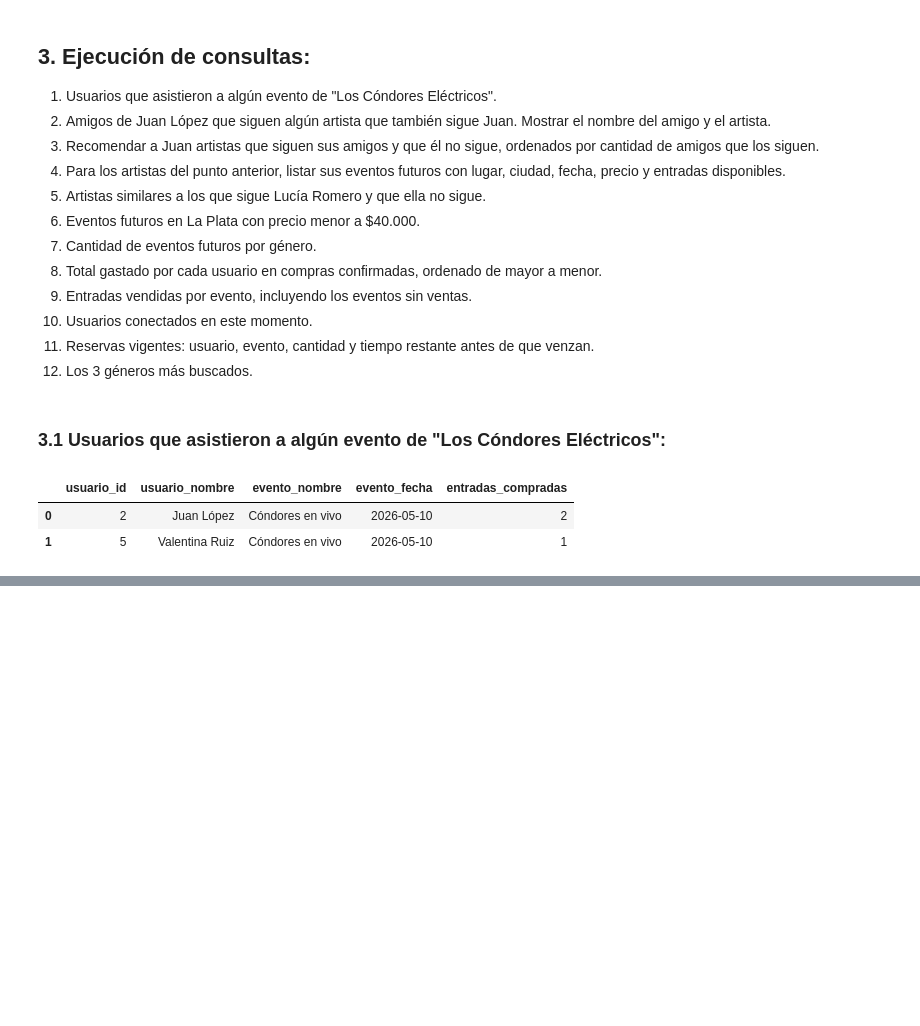
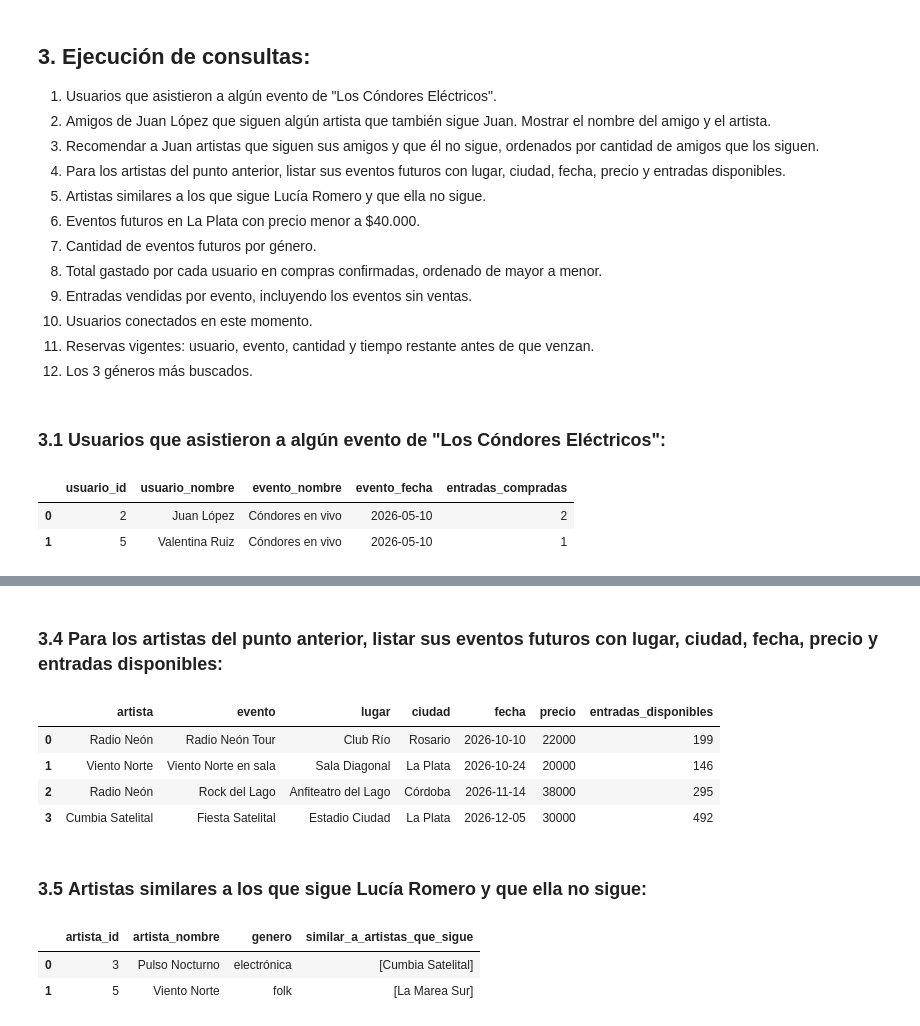
Before and after one commit to agustin-antimi/base_de_datos_trabajo_integrador, a Jupyter notebook: notebooks/TP_Integrador.ipynb, the cells around one changed output, grey strips where cells are left out. Cells and saved outputs as stored; diff of their text form; code cells hidden in the pictures; blank space fills up the shorter version.

```diff
--- a/notebooks/TP_Integrador.ipynb
+++ b/notebooks/TP_Integrador.ipynb
@@ -251,0 +275,15 @@ display(df_asistentes)
+# %%
+import sys
+import pandas as pd
+
+# Elimina la versión vieja cacheada en memoria si existe
+if "queries" in sys.modules:
+    del sys.modules["queries"]
+
+from queries import recommend_artists_from_friends
+
+# Consulta 3: Recomendar a Juan artistas que siguen sus amigos y que él no sigue
+recomendaciones_juan = recommend_artists_from_friends(driver, user_name="Juan López")
+
+df_recomendaciones = pd.DataFrame(recomendaciones_juan)
+display(df_recomendaciones)
@@ -251,0 +296,48 @@ display(df_asistentes)
+# %% [markdown]
+### 3.4 **Para los artistas del punto anterior, listar sus eventos futuros con lugar, ciudad, fecha, precio y entradas disponibles:**
+# %%
+import sys
+import pandas as pd
+
+# Elimina la versión vieja cacheada en memoria si existe
+if "queries" in sys.modules:
+    del sys.modules["queries"]
+
+from queries import get_future_events_for_artists
+
+# Consulta 4: Eventos futuros para los artistas recomendados a Juan (encadenando con Consulta 3)
+eventos_recomendados = get_future_events_for_artists(
+    driver=driver,
+    artists=recomendaciones_juan,
+    redis_client=r,
+)
+
+df_eventos_recomendados = pd.DataFrame(eventos_recomendados)
+display(df_eventos_recomendados)
+# %% [output]
+|  | artista | evento | lugar | ciudad | fecha | precio | entradas_disponibles |
+| 0 | Radio Neón | Radio Neón Tour | Club Río | Rosario | 2026-10-10 | 22000 | 199 |
+| 1 | Viento Norte | Viento Norte en sala | Sala Diagonal | La Plata | 2026-10-24 | 20000 | 146 |
+| 2 | Radio Neón | Rock del Lago | Anfiteatro del Lago | Córdoba | 2026-11-14 | 38000 | 295 |
+| 3 | Cumbia Satelital | Fiesta Satelital | Estadio Ciudad | La Plata | 2026-12-05 | 30000 | 492 |
+# %% [markdown]
+### 3.5 **Artistas similares a los que sigue Lucía Romero y que ella no sigue:**
+# %%
+import sys
+import pandas as pd
+
+# Elimina la versión vieja cacheada en memoria si existe
+if "queries" in sys.modules:
+    del sys.modules["queries"]
+
+from queries import get_similar_artists_not_followed
+
+# Consulta 5: Artistas similares a los que sigue Lucía Romero y que ella no sigue
+similares_lucia = get_similar_artists_not_followed(driver, user_name="Lucía Romero")
+
+df_similares_lucia = pd.DataFrame(similares_lucia)
+display(df_similares_lucia)
+# %% [output]
+|  | artista_id | artista_nombre | genero | similar_a_artistas_que_sigue |
+| 0 | 3 | Pulso Nocturno | electrónica | [Cumbia Satelital] |
+| 1 | 5 | Viento Norte | folk | [La Marea Sur] |
```
Also changed, not shown: parts of 18 cells of this notebook, 1 other file.
